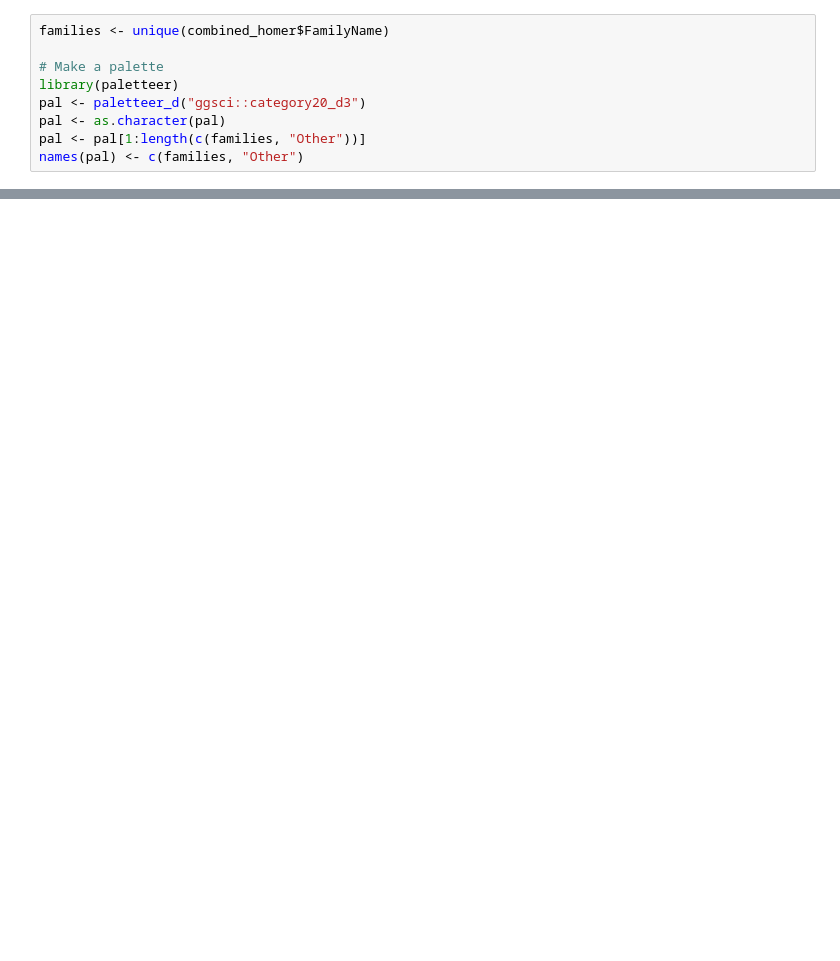
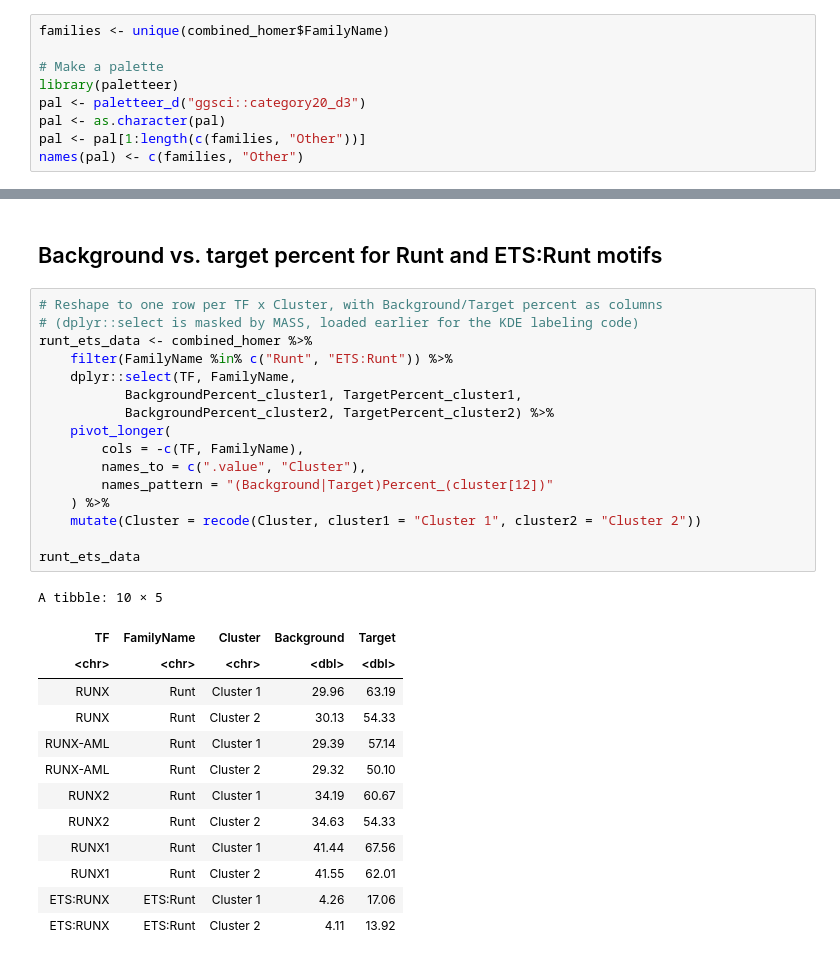
Before and after one commit to ScrippsPipkinLab/AlbaoRunx3Manuscript, a Jupyter notebook: cutnrun/03_homerDataAnalysis.ipynb, the cells around one changed output, grey strips where cells are left out. Saved outputs shown, nothing was run; the diff lists cells and outputs as text; blank space fills up the shorter version.

```diff
--- a/cutnrun/03_homerDataAnalysis.ipynb
+++ b/cutnrun/03_homerDataAnalysis.ipynb
@@ -403,0 +407,32 @@ print(p)
+# %% [markdown]
+## Background vs. target percent for Runt and ETS:Runt motifs
+# %%
+# Reshape to one row per TF x Cluster, with Background/Target percent as columns
+# (dplyr::select is masked by MASS, loaded earlier for the KDE labeling code)
+runt_ets_data <- combined_homer %>%
+    filter(FamilyName %in% c("Runt", "ETS:Runt")) %>%
+    dplyr::select(TF, FamilyName,
+           BackgroundPercent_cluster1, TargetPercent_cluster1,
+           BackgroundPercent_cluster2, TargetPercent_cluster2) %>%
+    pivot_longer(
+        cols = -c(TF, FamilyName),
+        names_to = c(".value", "Cluster"),
+        names_pattern = "(Background|Target)Percent_(cluster[12])"
+    ) %>%
+    mutate(Cluster = recode(Cluster, cluster1 = "Cluster 1", cluster2 = "Cluster 2"))
+
+runt_ets_data
+# %% [output]
+A tibble: 10 × 5
+| TF | FamilyName | Cluster | Background | Target |
+| <chr> | <chr> | <chr> | <dbl> | <dbl> |
+| RUNX | Runt | Cluster 1 | 29.96 | 63.19 |
+| RUNX | Runt | Cluster 2 | 30.13 | 54.33 |
+| RUNX-AML | Runt | Cluster 1 | 29.39 | 57.14 |
+| RUNX-AML | Runt | Cluster 2 | 29.32 | 50.10 |
+| RUNX2 | Runt | Cluster 1 | 34.19 | 60.67 |
+| RUNX2 | Runt | Cluster 2 | 34.63 | 54.33 |
+| RUNX1 | Runt | Cluster 1 | 41.44 | 67.56 |
+| RUNX1 | Runt | Cluster 2 | 41.55 | 62.01 |
+| ETS:RUNX | ETS:Runt | Cluster 1 | 4.26 | 17.06 |
+| ETS:RUNX | ETS:Runt | Cluster 2 | 4.11 | 13.92 |
```
Also changed, not shown: parts of 9 cells of this notebook, 2 other files.
